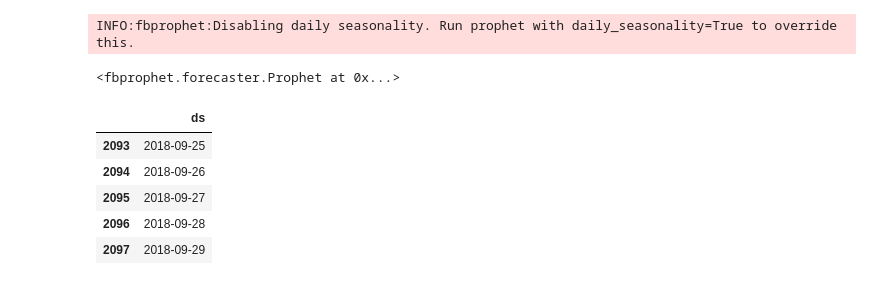
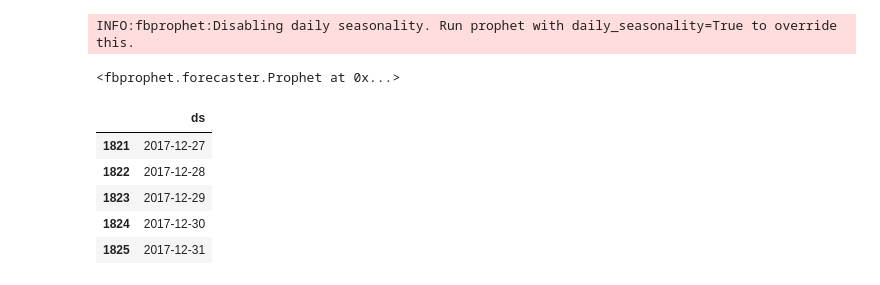
Before and after one commit to kendall-bug/Demand-Planning-Practice-Problem---Time-Series-Methods, a Jupyter notebook: Demand_Planning_Practice_Problem_Time_Series_Methods.ipynb, the cells around one changed output. Saved outputs shown, nothing was run; the diff lists cells and outputs as text; code cells hidden in the pictures.

```diff
--- a/Demand_Planning_Practice_Problem_Time_Series_Methods.ipynb
+++ b/Demand_Planning_Practice_Problem_Time_Series_Methods.ipynb
@@ -503,16 +476,19 @@ m.fit(train)
 # %% [output]
 INFO:fbprophet:Disabling daily seasonality. Run prophet with daily_seasonality=True to override this.
 <fbprophet.forecaster.Prophet at 0x...>
-# %%
-future = m.make_future_dataframe(periods=365)
-future.tail()
-# %% [output]
-|  | ds |
-| 2093 | 2018-09-25 |
-| 2094 | 2018-09-26 |
-| 2095 | 2018-09-27 |
-| 2096 | 2018-09-28 |
-| 2097 | 2018-09-29 |
+# %%
+# predict next 3 months like original prompt wanted
+# When we keep include_history as True in prediction, the model does an in-sample fit as well (gives predictions for the training dataset as well). You can use this to judge better how well the model has fit both the past and future data.
+# https://medium.com/red-buffer/fbprophet-your-solution-to-any-forecasting-problem-f17eb33ecfa0
+future = m.make_future_dataframe(periods=93, include_history=True) # periods = 93 to get us all the way to the end of year at 12/31/2017
+future.tail()
+# %% [output]
+|  | ds |
+| 1821 | 2017-12-27 |
+| 1822 | 2017-12-28 |
+| 1823 | 2017-12-29 |
+| 1824 | 2017-12-30 |
+| 1825 | 2017-12-31 |
 # %%
 forecast = m.predict(future)
 forecast[['ds', 'yhat', 'yhat_lower', 'yhat_upper']].tail()
```
Also changed, not shown: parts of 13 cells of this notebook.
